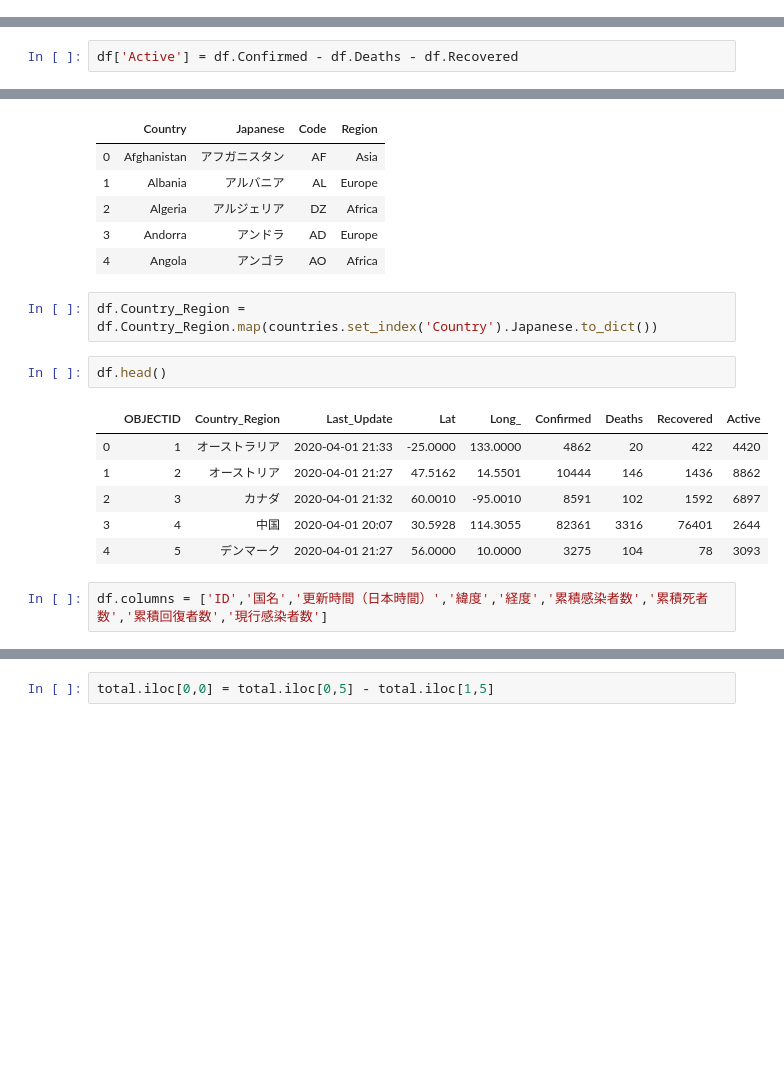
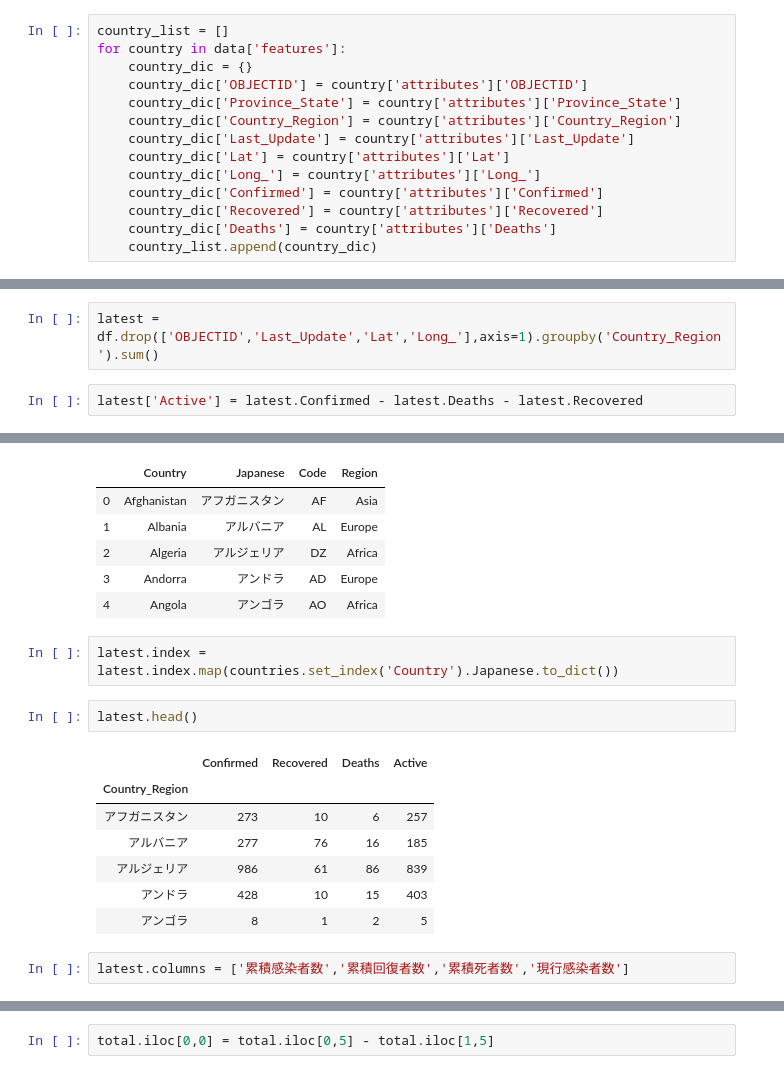
Before and after one commit to kazuhirokida/covid-19, a Jupyter notebook: JHU Dashboard.ipynb, the cells around one changed output, grey strips where cells are left out. Drawn from its saved outputs; the diff is of its cells as text; blank space fills up the shorter version.

```diff
--- a/JHU Dashboard.ipynb
+++ b/JHU Dashboard.ipynb
@@ -10 +13,15 @@ from datetime import datetime, timedelta
+# %%
+country_list = []
+for country in data['features']:
+    country_dic = {}
+    country_dic['OBJECTID'] = country['attributes']['OBJECTID']
+    country_dic['Province_State'] = country['attributes']['Province_State']
+    country_dic['Country_Region'] = country['attributes']['Country_Region']
+    country_dic['Last_Update'] = country['attributes']['Last_Update']
+    country_dic['Lat'] = country['attributes']['Lat']
+    country_dic['Long_'] = country['attributes']['Long_']
+    country_dic['Confirmed'] = country['attributes']['Confirmed']
+    country_dic['Recovered'] = country['attributes']['Recovered']
+    country_dic['Deaths'] = country['attributes']['Deaths']
+    country_list.append(country_dic)
 # %%
@@ -49,2 +79,4 @@ df.head()
+# %%
+latest = df.drop(['OBJECTID','Last_Update','Lat','Long_'],axis=1).groupby('Country_Region').sum()
 # %%
-df['Active'] = df.Confirmed - df.Deaths - df.Recovered
+latest['Active'] = latest.Confirmed - latest.Deaths - latest.Recovered
@@ -62,16 +284,17 @@ countries.head()
 | 3 | Andorra | アンドラ | AD | Europe |
 | 4 | Angola | アンゴラ | AO | Africa |
 # %%
-df.Country_Region = df.Country_Region.map(countries.set_index('Country').Japanese.to_dict())
+latest.index = latest.index.map(countries.set_index('Country').Japanese.to_dict())
 # %%
-df.head()
+latest.head()
 # %% [output]
-|  | OBJECTID | Country_Region | Last_Update | Lat | Long_ | Confirmed | Deaths | Recovered | Active |
-| 0 | 1 | オーストラリア | 2020-04-01 21:33 | -25.0000 | 133.0000 | 4862 | 20 | 422 | 4420 |
-| 1 | 2 | オーストリア | 2020-04-01 21:27 | 47.5162 | 14.5501 | 10444 | 146 | 1436 | 8862 |
-| 2 | 3 | カナダ | 2020-04-01 21:32 | 60.0010 | -95.0010 | 8591 | 102 | 1592 | 6897 |
-| 3 | 4 | 中国 | 2020-04-01 20:07 | 30.5928 | 114.3055 | 82361 | 3316 | 76401 | 2644 |
-| 4 | 5 | デンマーク | 2020-04-01 21:27 | 56.0000 | 10.0000 | 3275 | 104 | 78 | 3093 |
+|  | Confirmed | Recovered | Deaths | Active |
+| Country_Region |  |  |  |  |
+| アフガニスタン | 273 | 10 | 6 | 257 |
+| アルバニア | 277 | 76 | 16 | 185 |
+| アルジェリア | 986 | 61 | 86 | 839 |
+| アンドラ | 428 | 10 | 15 | 403 |
+| アンゴラ | 8 | 1 | 2 | 5 |
-# %%
-df.columns = ['ID','国名','更新時間（日本時間）','緯度','経度','累積感染者数','累積死者数','累積回復者数','現行感染者数']
+# %%
+latest.columns = ['累積感染者数','累積回復者数','累積死者数','現行感染者数']
 # %%
```
Also changed, not shown: parts of 61 cells of this notebook, 40 other files.
